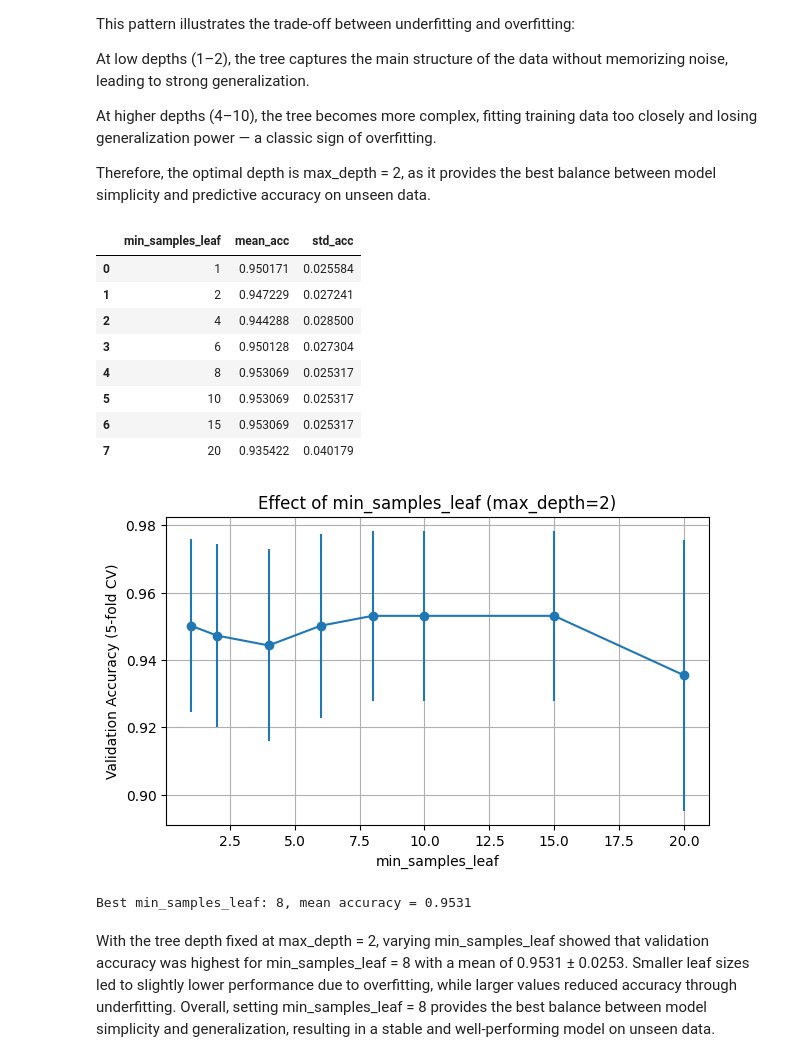
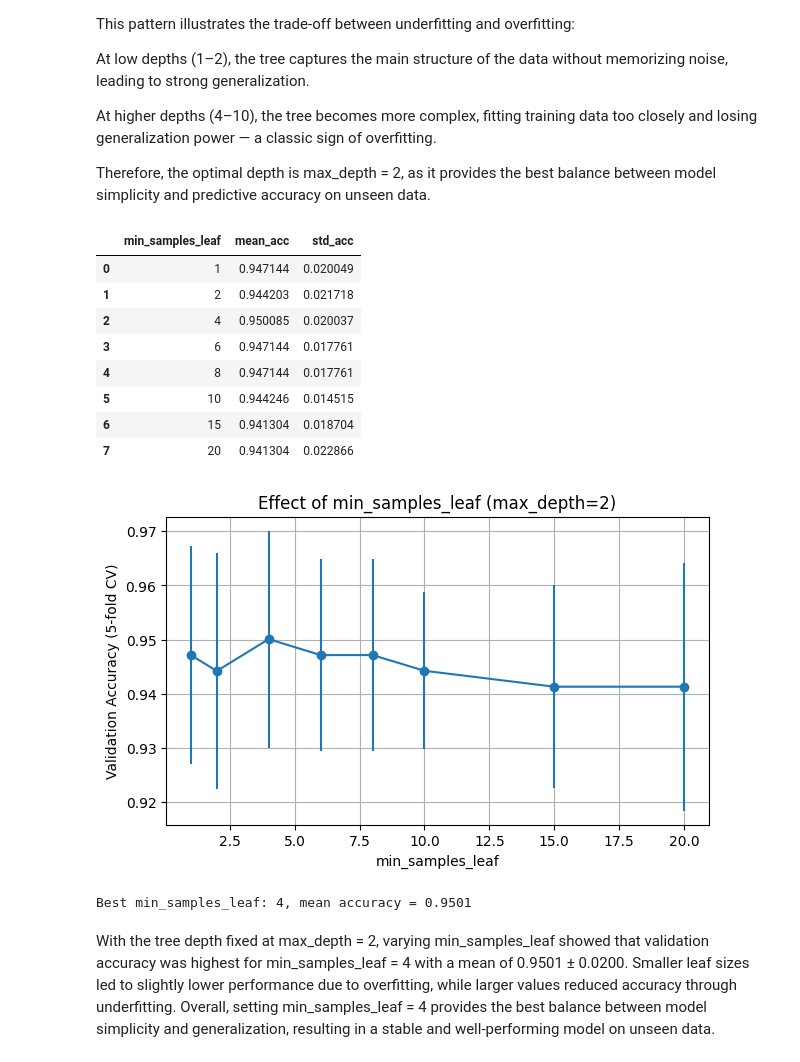
Before and after one commit to FredrikNymoen/BreastCancerWisconsin-DecisionTrees-SVM, a Jupyter notebook: src/tasks/task2.ipynb, the cells around one changed output. Saved outputs shown, nothing was run; the diff lists cells and outputs as text; code cells hidden in the pictures.

```diff
--- a/src/tasks/task2.ipynb
+++ b/src/tasks/task2.ipynb
@@ -129,44 +129,48 @@ At higher depths (4–10), the tree becomes more complex, fitting training data
 
 Therefore, the optimal depth is max_depth = 2, as it provides the best balance between model simplicity and predictive accuracy on unseen data.
 # %%
+from sklearn.model_selection import StratifiedKFold
+
+cv = StratifiedKFold(n_splits=5, shuffle=True, random_state=RNG)
+
 best_depth_val = int(best_depth["max_depth"])
 
 leaf_values = [1, 2, 4, 6, 8, 10, 15, 20]
 results_leaf = []
 
 for leaf in leaf_values:
     dt = DecisionTreeClassifier(max_depth=best_depth_val,
                                 min_samples_leaf=leaf,
                                 random_state=RNG)
-    scores = cross_val_score(dt, X_train, y_train, cv=5, scoring="accuracy")
+    scores = cross_val_score(dt, X_train, y_train, cv=cv, scoring="accuracy")
     results_leaf.append((leaf, scores.mean(), scores.std()))
 
 df_leaf = pd.DataFrame(results_leaf, columns=["min_samples_leaf", "mean_acc", "std_acc"])
 display(df_leaf)
 df_leaf.to_csv(OUTPUTS / "cv_leaf_results.csv", index=False)
 
 plt.figure(figsize=(7, 4))
 plt.errorbar(df_leaf["min_samples_leaf"], df_leaf["mean_acc"], yerr=df_leaf["std_acc"], fmt='-o')
 plt.xlabel("min_samples_leaf")
 plt.ylabel("Validation Accuracy (5-fold CV)")
 plt.title(f"Effect of min_samples_leaf (max_depth={best_depth_val})")
 plt.grid(True)
 savefig(f"dt_effect_min_samples_leaf_depth_{best_depth_val}.png")
 plt.show()
 
 best_leaf = df_leaf.loc[df_leaf["mean_acc"].idxmax()]
 print(f"Best min_samples_leaf: {int(best_leaf['min_samples_leaf'])}, mean accuracy = {best_leaf['mean_acc']:.4f}")
 # %% [output]
 |  | min_samples_leaf | mean_acc | std_acc |
-| 0 | 1 | 0.950171 | 0.025584 |
-| 1 | 2 | 0.947229 | 0.027241 |
-| 2 | 4 | 0.944288 | 0.028500 |
-| 3 | 6 | 0.950128 | 0.027304 |
-| 4 | 8 | 0.953069 | 0.025317 |
-| 5 | 10 | 0.953069 | 0.025317 |
-| 6 | 15 | 0.953069 | 0.025317 |
-| 7 | 20 | 0.935422 | 0.040179 |
+| 0 | 1 | 0.947144 | 0.020049 |
+| 1 | 2 | 0.944203 | 0.021718 |
+| 2 | 4 | 0.950085 | 0.020037 |
+| 3 | 6 | 0.947144 | 0.017761 |
+| 4 | 8 | 0.947144 | 0.017761 |
+| 5 | 10 | 0.944246 | 0.014515 |
+| 6 | 15 | 0.941304 | 0.018704 |
+| 7 | 20 | 0.941304 | 0.022866 |
-[figure, old version]
+[figure, new version]
-Best min_samples_leaf: 8, mean accuracy = 0.9531
+Best min_samples_leaf: 4, mean accuracy = 0.9501
 # %% [markdown]
-With the tree depth fixed at max_depth = 2, varying min_samples_leaf showed that validation accuracy was highest for min_samples_leaf = 8 with a mean of 0.9531 ± 0.0253. Smaller leaf sizes led to slightly lower performance due to overfitting, while larger values reduced accuracy through underfitting. Overall, setting min_samples_leaf = 8 provides the best balance between model simplicity and generalization, resulting in a stable and well-performing model on unseen data.
+With the tree depth fixed at max_depth = 2, varying min_samples_leaf showed that validation accuracy was highest for min_samples_leaf = 4 with a mean of 0.9501 ± 0.0200. Smaller leaf sizes led to slightly lower performance due to overfitting, while larger values reduced accuracy through underfitting. Overall, setting min_samples_leaf = 4 provides the best balance between model simplicity and generalization, resulting in a stable and well-performing model on unseen data.
```
Also changed, not shown: 9 other files.
